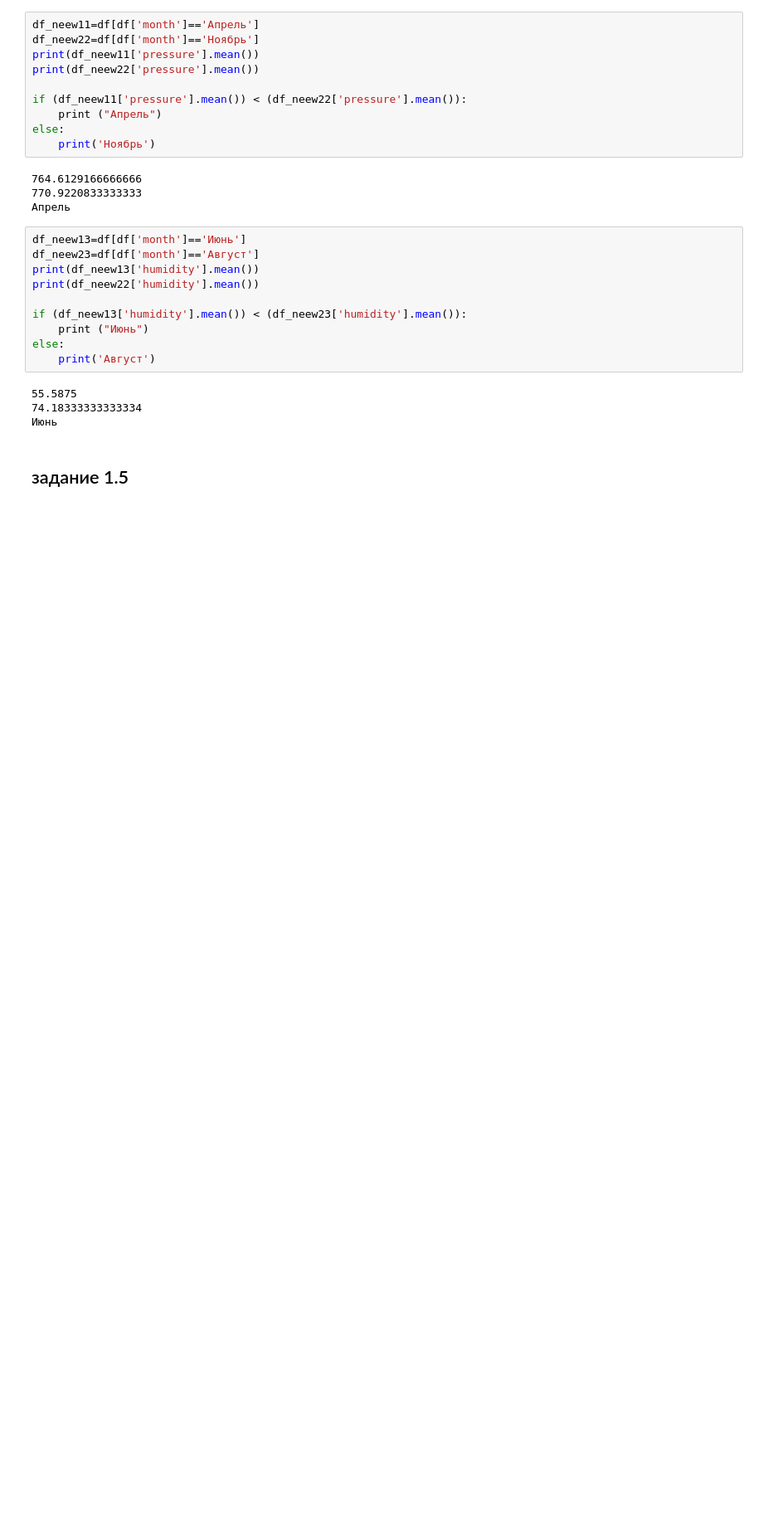
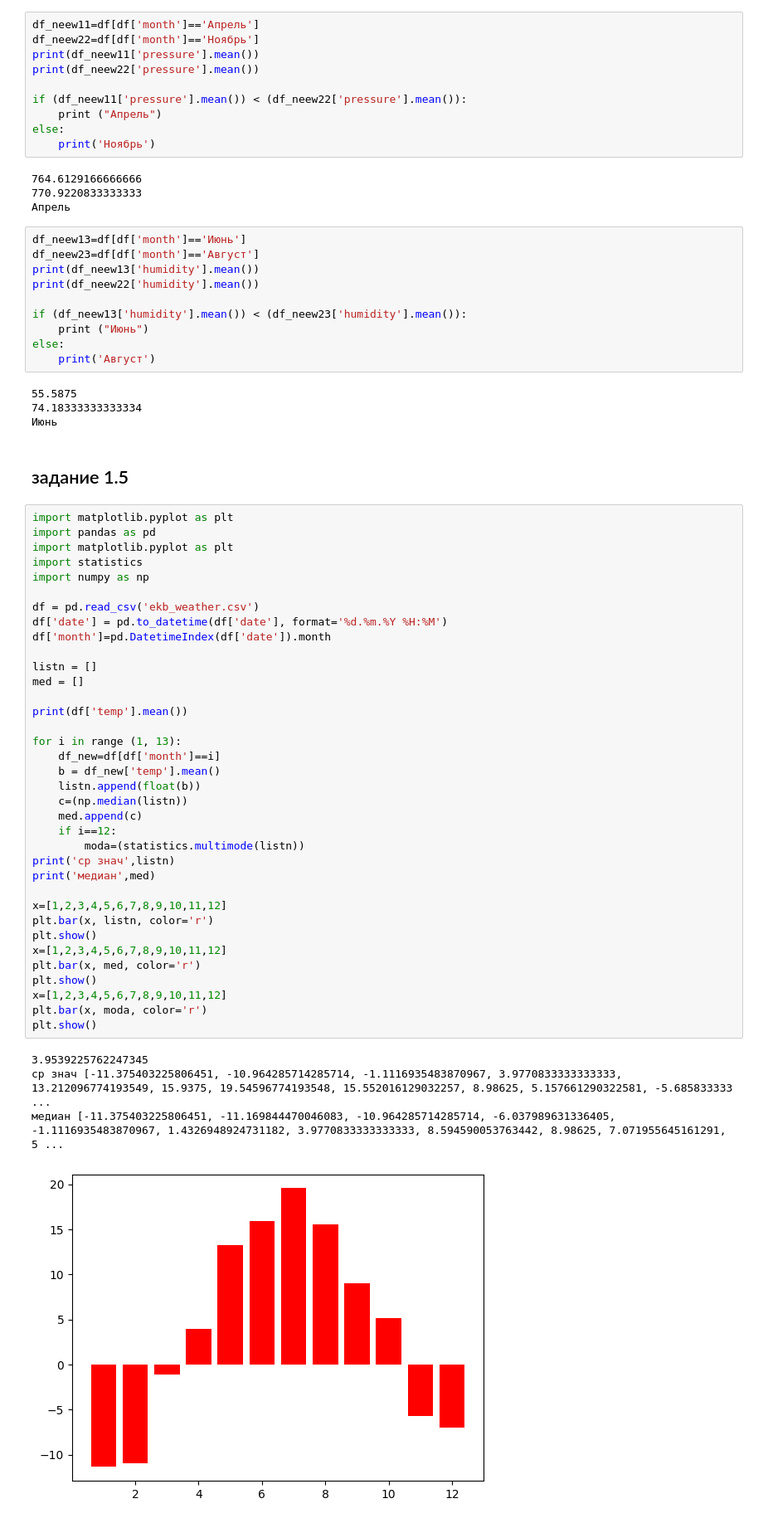
Before and after one commit to Margarita1605/margo, a Jupyter notebook: mglava4.ipynb, the cells around one changed output. Shown: that part at 83% size. Cells and saved outputs as stored; diff of their text form; blank space fills up the shorter version.

```diff
--- a/mglava4.ipynb
+++ b/mglava4.ipynb
@@ -161,3 +161,44 @@ else:
 Июнь
 # %% [markdown]
 ##  задание 1.5
+# %%
+import matplotlib.pyplot as plt
+import pandas as pd
+import matplotlib.pyplot as plt
+import statistics
+import numpy as np
+
+df = pd.read_csv('ekb_weather.csv')
+df['date'] = pd.to_datetime(df['date'], format='%d.%m.%Y %H:%M')
+df['month']=pd.DatetimeIndex(df['date']).month
+
+listn = []
+med = []
+
+print(df['temp'].mean())
+
+for i in range (1, 13):
+    df_new=df[df['month']==i]
+    b = df_new['temp'].mean()
+    listn.append(float(b))
+    c=(np.median(listn))
+    med.append(c)
+    if i==12:
+        moda=(statistics.multimode(listn))
+print('ср знач',listn)
+print('медиан',med)
+
+x=[1,2,3,4,5,6,7,8,9,10,11,12]
+plt.bar(x, listn, color='r')
+plt.show()
+x=[1,2,3,4,5,6,7,8,9,10,11,12]
+plt.bar(x, med, color='r')
+plt.show()
+x=[1,2,3,4,5,6,7,8,9,10,11,12]
+plt.bar(x, moda, color='r')
+plt.show()
+# %% [output]
+3.9539225762247345
+ср знач [-11.375403225806451, -10.964285714285714, -1.1116935483870967, 3.9770833333333333, 13.212096774193549, 15.9375, 19.54596774193548, 15.552016129032257, 8.98625, 5.157661290322581, -5.685833333 ...
+медиан [-11.375403225806451, -11.169844470046083, -10.964285714285714, -6.037989631336405, -1.1116935483870967, 1.4326948924731182, 3.9770833333333333, 8.594590053763442, 8.98625, 7.071955645161291, 5 ...
+[figure, added]
```
Also changed, not shown: parts of 21 cells of this notebook.
